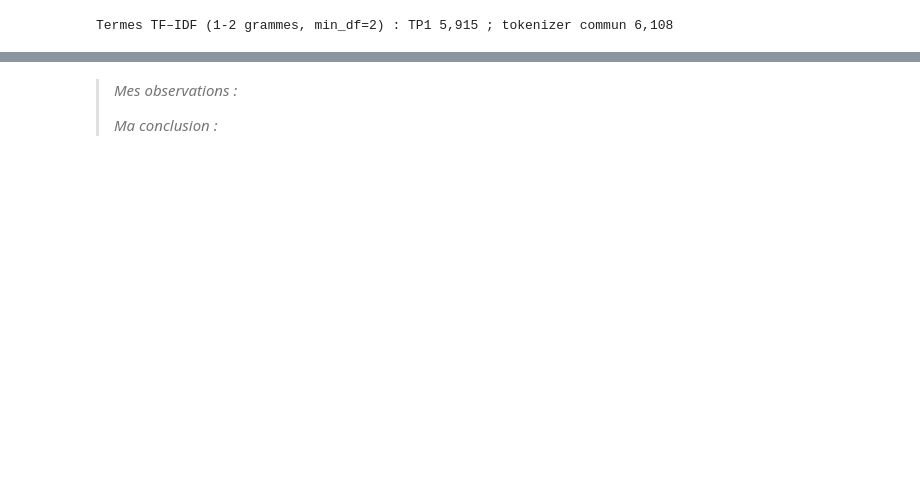
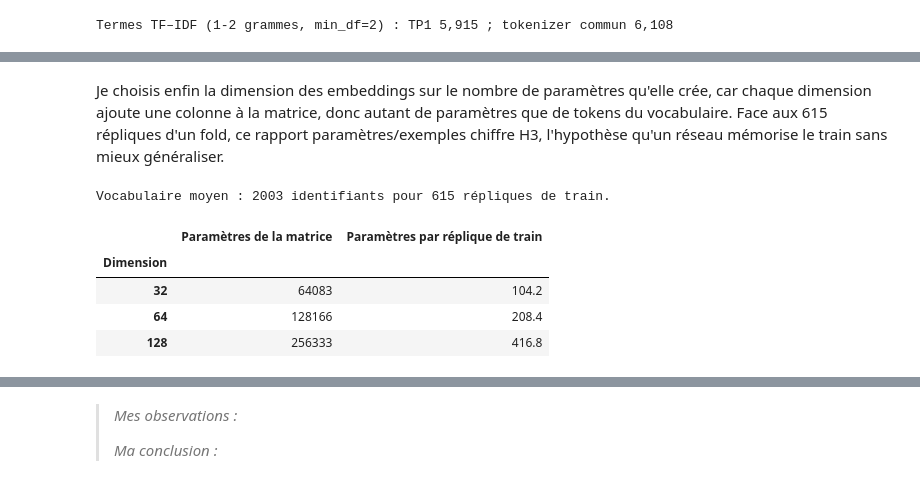
Before and after one commit to mcrayssac/ING3_IAA_GB_NLP, a Jupyter notebook: TP2_NLP_deep_learning.ipynb, the cells around one changed output, grey strips where cells are left out. Cells and saved outputs as stored; diff of their text form; code cells hidden in the pictures; blank space fills up the shorter version.

```diff
--- a/TP2_NLP_deep_learning.ipynb
+++ b/TP2_NLP_deep_learning.ipynb
@@ -604,0 +714,28 @@ La moyenne des embeddings ignore l'ordre : « Romeo loves Juliet » et « Juliet
+# %% [markdown]
+Je choisis enfin la dimension des embeddings sur le nombre de paramètres qu'elle crée, car chaque dimension ajoute une colonne à la matrice, donc autant de paramètres que de tokens du vocabulaire. Face aux 615 répliques d'un fold, ce rapport paramètres/exemples chiffre H3, l'hypothèse qu'un réseau mémorise le train sans mieux généraliser.
+# %%
+# Paramètres de la matrice d'embeddings selon sa dimension, rapportés aux répliques de train.
+DIMENSIONS = (32, 64, 128)
+
+
+def parametres_embeddings(taille_vocabulaire: float, dimension: int, repliques: int) -> dict:
+    """Paramètres de la matrice d'embeddings et rapport aux répliques de train d'un fold."""
+    parametres = taille_vocabulaire * dimension
+    return {'Dimension': dimension, 'Paramètres de la matrice': round(parametres),
+            'Paramètres par réplique de train': round(parametres / repliques, 1)}
+
+
+taille_moyenne = mesures['Vocabulaire (avec <PAD> et <UNK>)'].mean()
+repliques_train = round(np.mean([len(fold['train']) for fold in folds]))
+print(f'Vocabulaire moyen : {taille_moyenne:.0f} identifiants '
+      f'pour {repliques_train} répliques de train.')
+display(pd.DataFrame(
+    parametres_embeddings(taille_moyenne, dimension, repliques_train) for dimension in DIMENSIONS
+).set_index('Dimension'))
+# %% [output]
+Vocabulaire moyen : 2003 identifiants pour 615 répliques de train.
+|  | Paramètres de la matrice | Paramètres par réplique de train |
+| Dimension |  |  |
+| 32 | 64083 | 104.2 |
+| 64 | 128166 | 208.4 |
+| 128 | 256333 | 416.8 |
```
Also changed, not shown: parts of 61 cells of this notebook.
